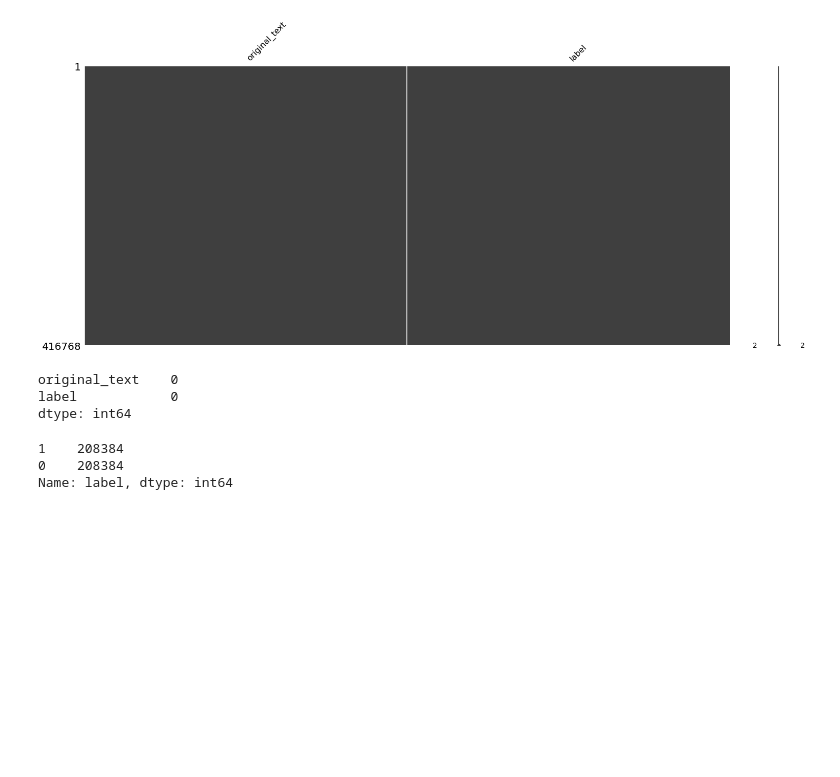
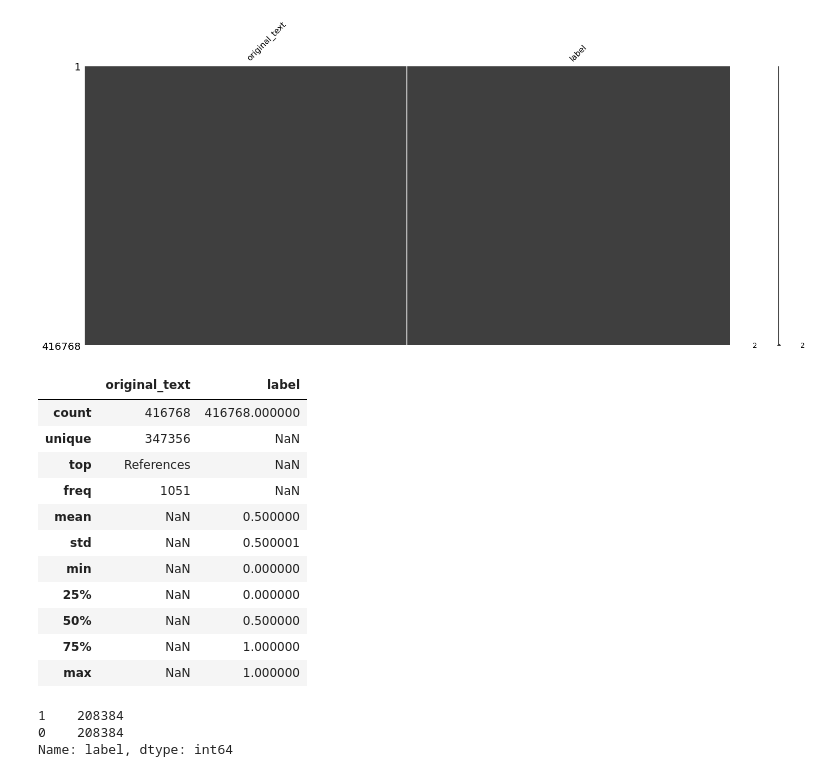
Before and after one commit to Tstrebe2/predicting-text-difficulty, a Jupyter notebook: code/tim-initial-eda.ipynb, the cells around one changed output. Saved outputs shown, nothing was run; the diff lists cells and outputs as text; code cells hidden in the pictures; blank space fills up the shorter version.

```diff
--- a/code/tim-initial-eda.ipynb
+++ b/code/tim-initial-eda.ipynb
@@ -204,12 +234,22 @@ msno.matrix(wiki_df_train)
 # %% [output]
 <matplotlib.axes._subplots.AxesSubplot at 0x...>
 [figure]
-# %%
-wiki_df_train.isnull().sum()
-# %% [output]
-original_text    0
-label            0
-dtype: int64
+# %%
+# There are interesting duplicate values in this training corpus
+wiki_df_train.describe(include='all')
+# %% [output]
+|  | original_text | label |
+| count | 416768 | 416768.000000 |
+| unique | 347356 | NaN |
+| top | References | NaN |
+| freq | 1051 | NaN |
+| mean | NaN | 0.500000 |
+| std | NaN | 0.500001 |
+| min | NaN | 0.000000 |
+| 25% | NaN | 0.000000 |
+| 50% | NaN | 0.500000 |
+| 75% | NaN | 1.000000 |
+| max | NaN | 1.000000 |
 # %%
 # Lets see how balanced our training dataset is
 wiki_df_train.label.value_counts()
```
Also changed, not shown: parts of 10 cells of this notebook.
